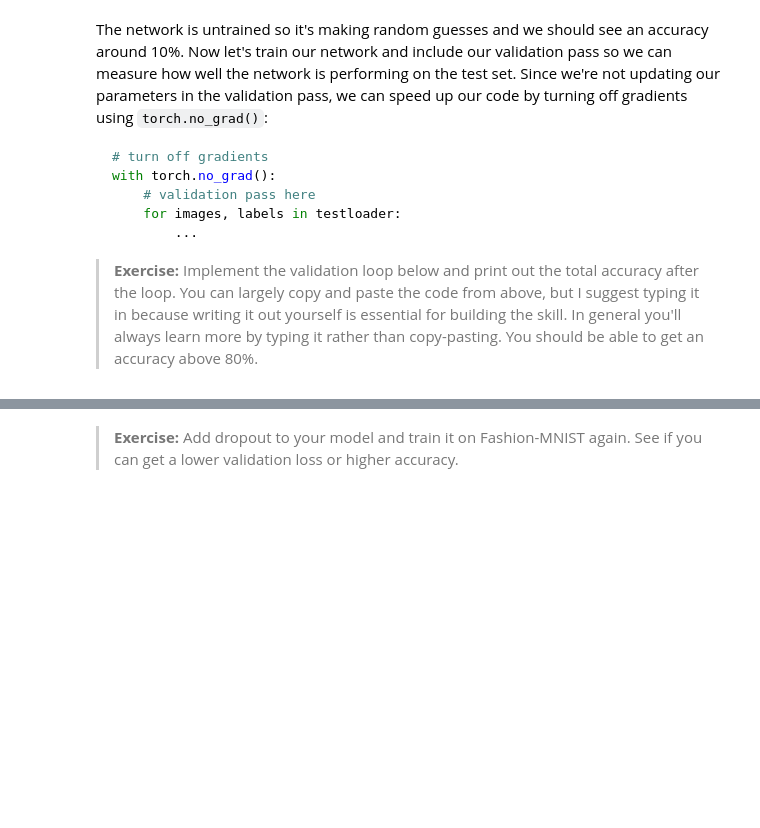
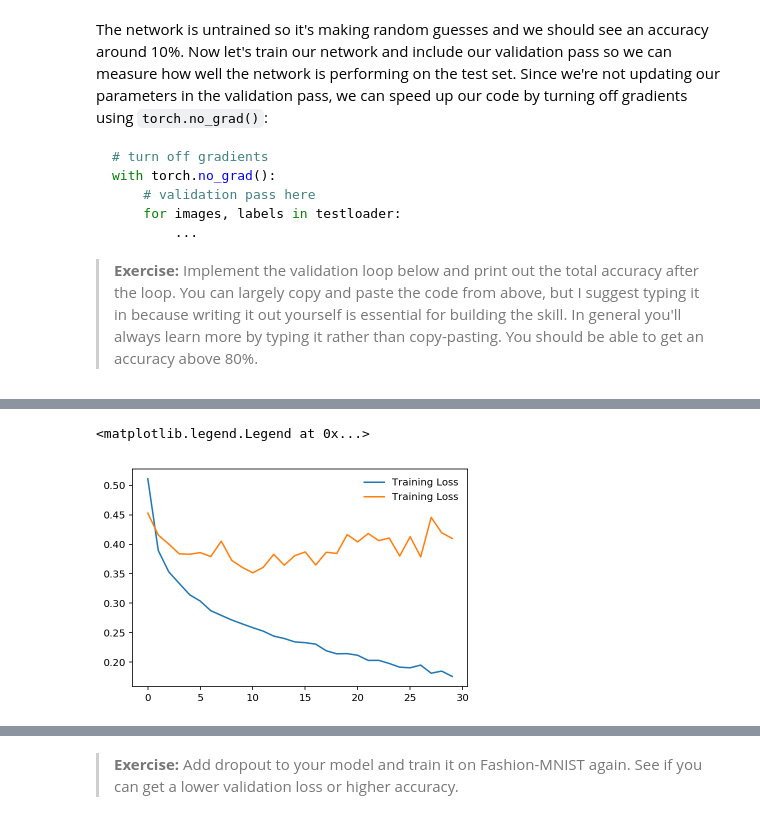
Before and after one commit to ahlusar1989/machine-learning, a Jupyter notebook: projects/deep-learning-v2-pytorch/intro-to-pytorch/Part 5 - Inference and Validation (Exercises).ipynb, the cells around one changed output, grey strips where cells are left out. Saved outputs shown, nothing was run; the diff lists cells and outputs as text; code cells hidden in the pictures; blank space fills up the shorter version.

Commit message:
inference and validation

```diff
--- a/projects/deep-learning-v2-pytorch/intro-to-pytorch/Part 5 - Inference and Validation (Exercises).ipynb
+++ b/projects/deep-learning-v2-pytorch/intro-to-pytorch/Part 5 - Inference and Validation (Exercises).ipynb
@@ -15,8 +15,8 @@ import torch
 from torchvision import datasets, transforms
 
 # Define a transform to normalize the data
-transform = transforms.Compose([transforms.ToTensor(),
-                                transforms.Normalize((0.5, 0.5, 0.5), (0.5, 0.5, 0.5))])
+transform = transforms.Compose([
+transforms.ToTensor(), transforms.Normalize([0.5], [0.5])])
 # Download and load the training data
 trainset = datasets.FashionMNIST('~/.pytorch/F_MNIST_data/', download=True, train=True, transform=transform)
 trainloader = torch.utils.data.DataLoader(trainset, batch_size=64, shuffle=True)
@@ -137,5 +137,24 @@ for e in range(epochs):
         running_loss += loss.item()
 
     else:
-        ## TODO: Implement the validation pass and print out the validation accuracy
-        print(f'Accuracy: {accuracy.item()*100}%')
+        test_loss = 0
+        accuracy = 0
+
+        # Turn off gradients for validation, saves memory and computations
+        with torch.no_grad():
+            for images, labels in testloader:
+                log_ps = model(images)
+                test_loss += criterion(log_ps, labels)
+
+                ps = torch.exp(log_ps)
+                top_p, top_class = ps.topk(1, dim=1)
+                equals = top_class == labels.view(*top_class.shape)
+                accuracy += torch.mean(equals.type(torch.FloatTensor))
+
+        train_losses.append(running_loss/len(trainloader))
+        test_losses.append(test_loss/len(testloader))
+
+        print("Epoch: {}/{}.. ".format(e+1, epochs),
+              "Training Loss: {:.3f}.. ".format(running_loss / len(trainloader)),
+              "Test Loss: {:.3f}.. ".format(test_loss / len(testloader)),
+              "Test Accuracy: {:.3f}".format(accuracy / len(testloader)))
@@ -142,3 +179,15 @@ for e in range(epochs):
+# %%
+%matplotlib inline
+%config InlineBackend.figure_format = 'retina'
+
+import matplotlib.pyplot as plt
+
+plt.plot(train_losses, label = "Training Loss")
+plt.plot(test_losses, label = "Testing Loss")
+plt.legend(frameon = False)
+# %% [output]
+<matplotlib.legend.Legend at 0x...>
+[figure, added]
 # %% [markdown]
 ## Overfitting
 
```
Also changed, not shown: parts of 10 cells of this notebook.
